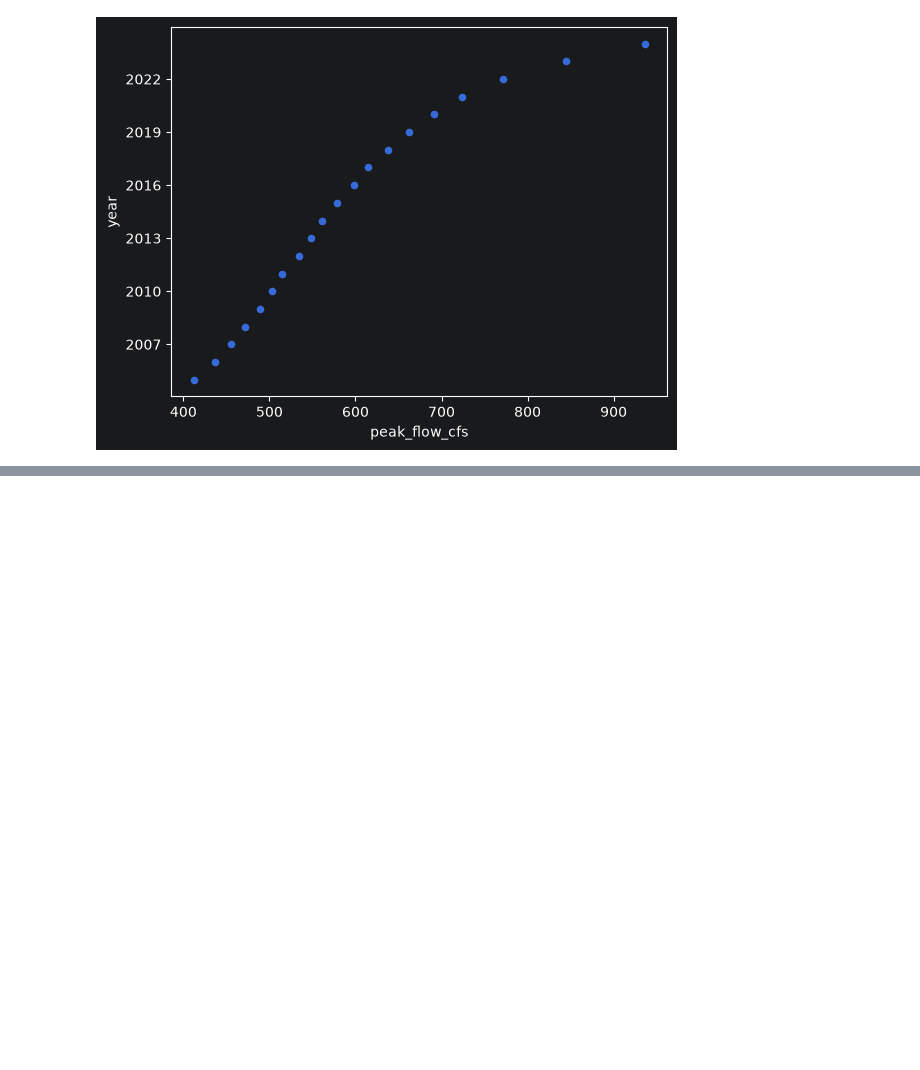
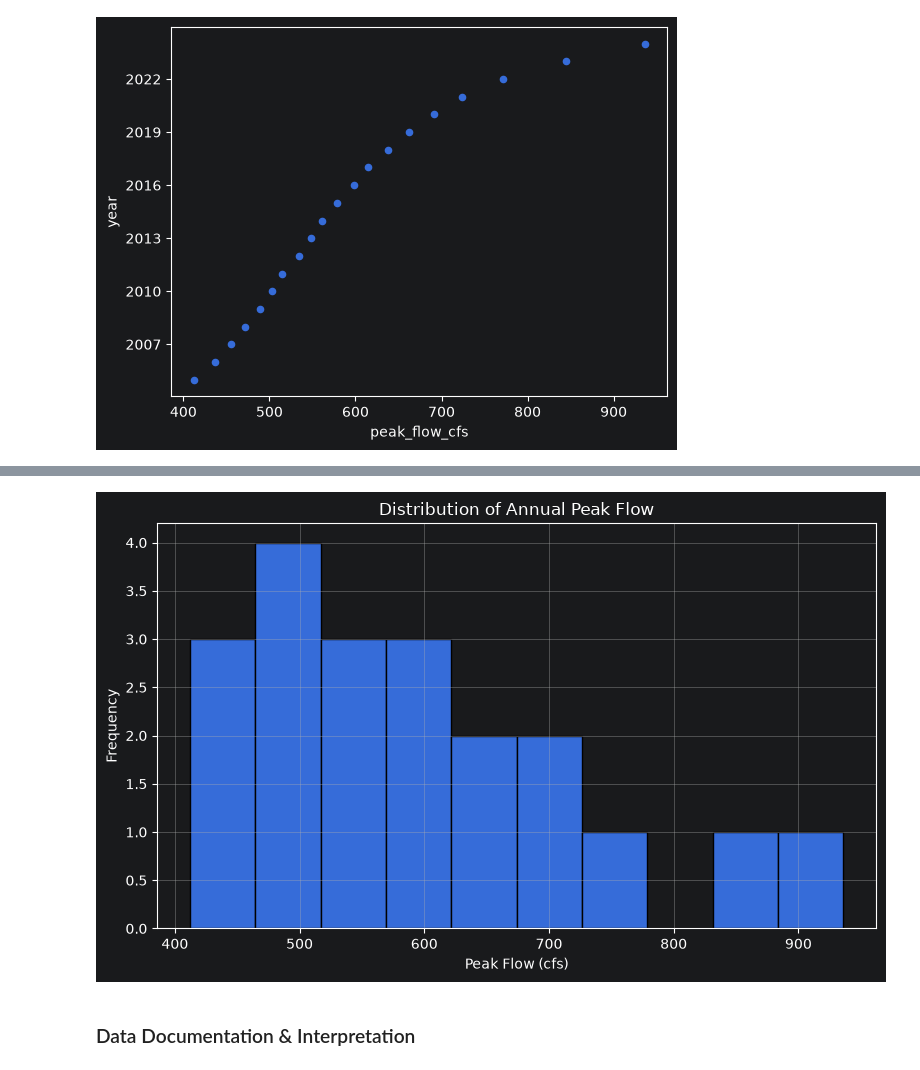
Before and after one commit to Brice-Engineering-Projects/applied-statistics-infrastructure-analytics, a Jupyter notebook: notebooks/00_pdf_cdf/lesson_00.ipynb, the cells around one changed output, grey strips where cells are left out. Drawn from its saved outputs; the diff is of its cells as text; code cells hidden in the pictures; blank space fills up the shorter version.

Commit message:
addition of data interpretation md to the notebook for lesson 00

```diff
--- a/notebooks/00_pdf_cdf/lesson_00.ipynb
+++ b/notebooks/00_pdf_cdf/lesson_00.ipynb
@@ -130,0 +149,19 @@ plt.show()
+# %%
+fig, ax = plt.subplots(figsize=(8, 5))
+
+df["peak_flow_cfs"].hist(
+    bins=10,
+    edgecolor="black",
+    ax=ax
+)
+
+ax.set_title("Distribution of Annual Peak Flow")
+ax.set_xlabel("Peak Flow (cfs)")
+ax.set_ylabel("Frequency")
+
+plt.tight_layout()
+plt.show()
+# %% [output]
+[figure, added]
+# %% [markdown]
+### Data Documentation & Interpretation
```
Also changed, not shown: parts of 7 cells of this notebook.
